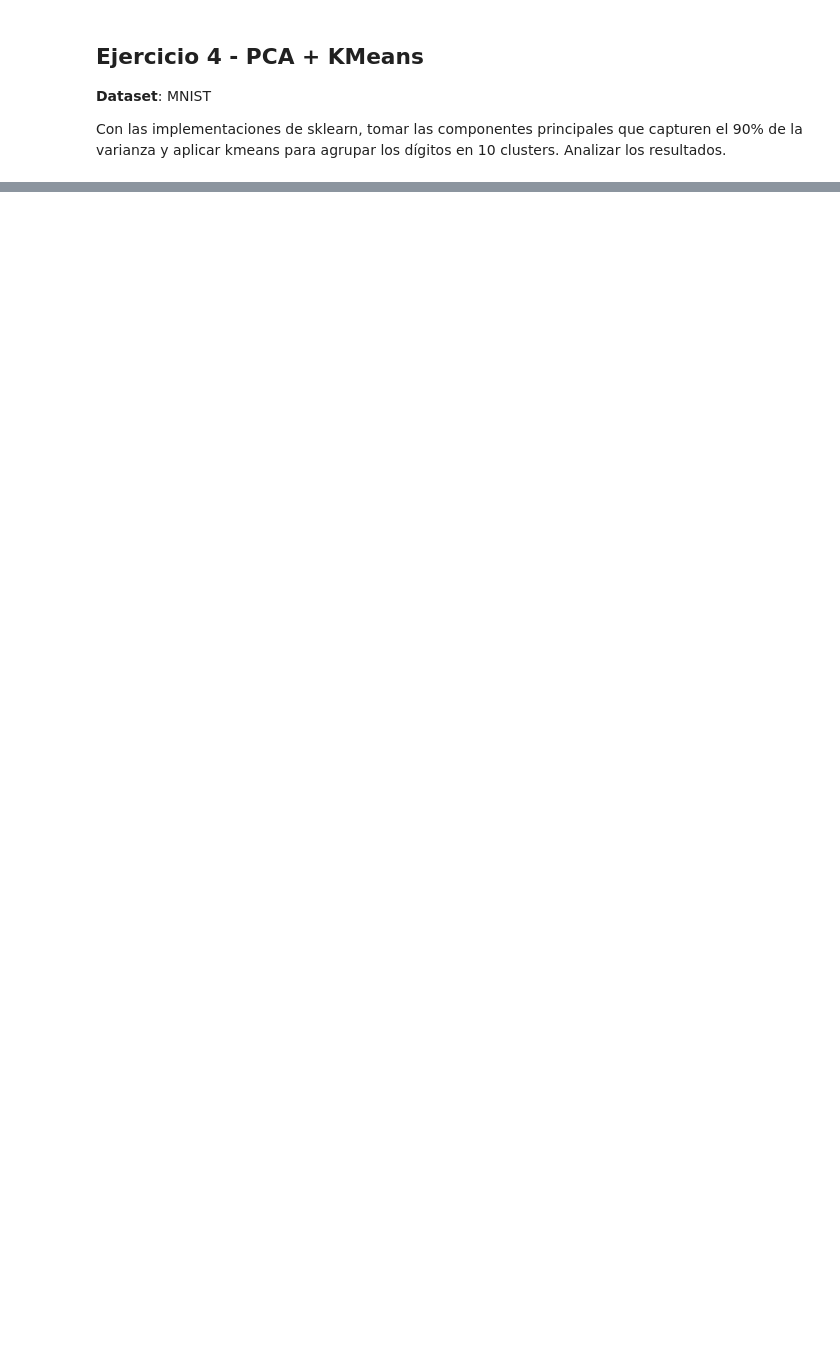
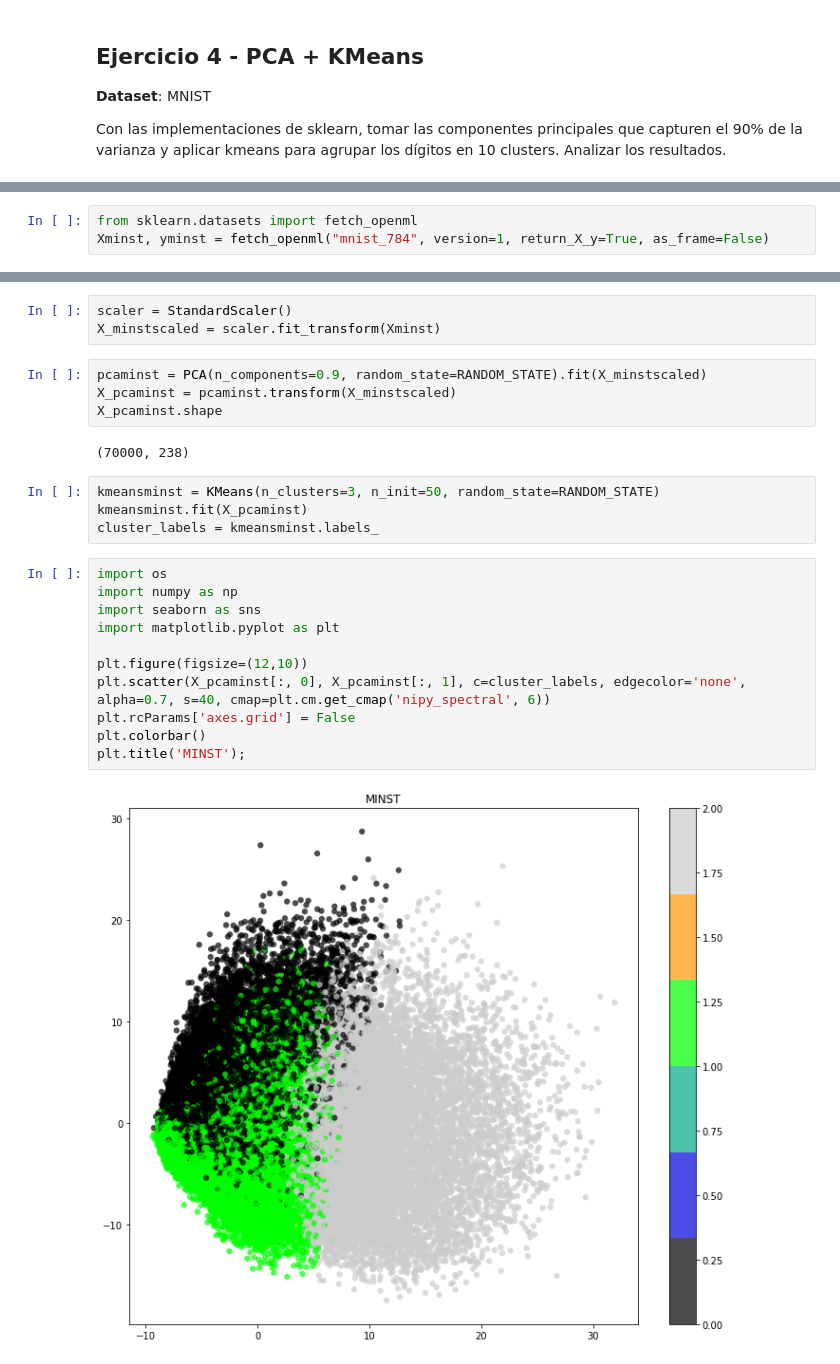
Before and after one commit to mbrito96/Entregables-SPAZ-CEIA, a Jupyter notebook: INTRO-IA/Trabajo_Practico_1.ipynb, the cells around one changed output, grey strips where cells are left out. Cells and saved outputs as stored; diff of their text form; blank space fills up the shorter version.

Commit message:
Comienzo implementacion kmeans con numpy- incompleto
implementacion PCA+Kmeans sklear

```diff
--- a/INTRO-IA/Trabajo_Practico_1.ipynb
+++ b/INTRO-IA/Trabajo_Practico_1.ipynb
@@ -110,0 +155,3 @@ Con las implementaciones de sklearn, tomar las componentes principales que captu
+# %%
+from sklearn.datasets import fetch_openml
+Xminst, yminst = fetch_openml("mnist_784", version=1, return_X_y=True, as_frame=False)
@@ -110,0 +164,26 @@ Con las implementaciones de sklearn, tomar las componentes principales que captu
+# %%
+scaler = StandardScaler()
+X_minstscaled = scaler.fit_transform(Xminst)
+# %%
+pcaminst = PCA(n_components=0.9, random_state=RANDOM_STATE).fit(X_minstscaled)
+X_pcaminst = pcaminst.transform(X_minstscaled)
+X_pcaminst.shape
+# %% [output]
+(70000, 238)
+# %%
+kmeansminst = KMeans(n_clusters=3, n_init=50, random_state=RANDOM_STATE)
+kmeansminst.fit(X_pcaminst)
+cluster_labels = kmeansminst.labels_
+# %%
+import os
+import numpy as np
+import seaborn as sns
+import matplotlib.pyplot as plt
+
+plt.figure(figsize=(12,10))
+plt.scatter(X_pcaminst[:, 0], X_pcaminst[:, 1], c=cluster_labels, edgecolor='none', alpha=0.7, s=40, cmap=plt.cm.get_cmap('nipy_spectral', 6))
+plt.rcParams['axes.grid'] = False
+plt.colorbar()
+plt.title('MINST');
+# %% [output]
+[figure, added]
```
Also changed, not shown: parts of 6 cells of this notebook.
